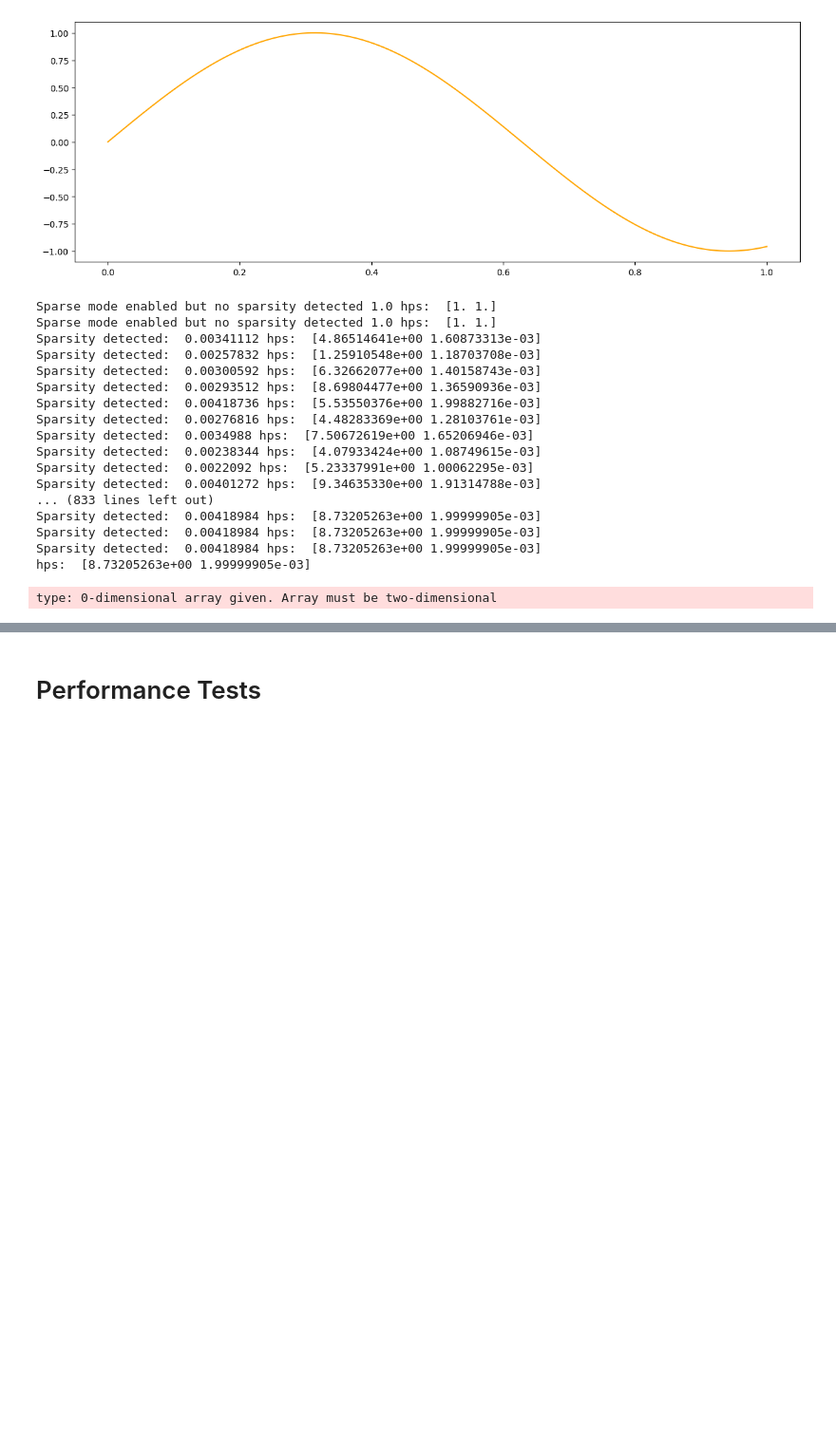
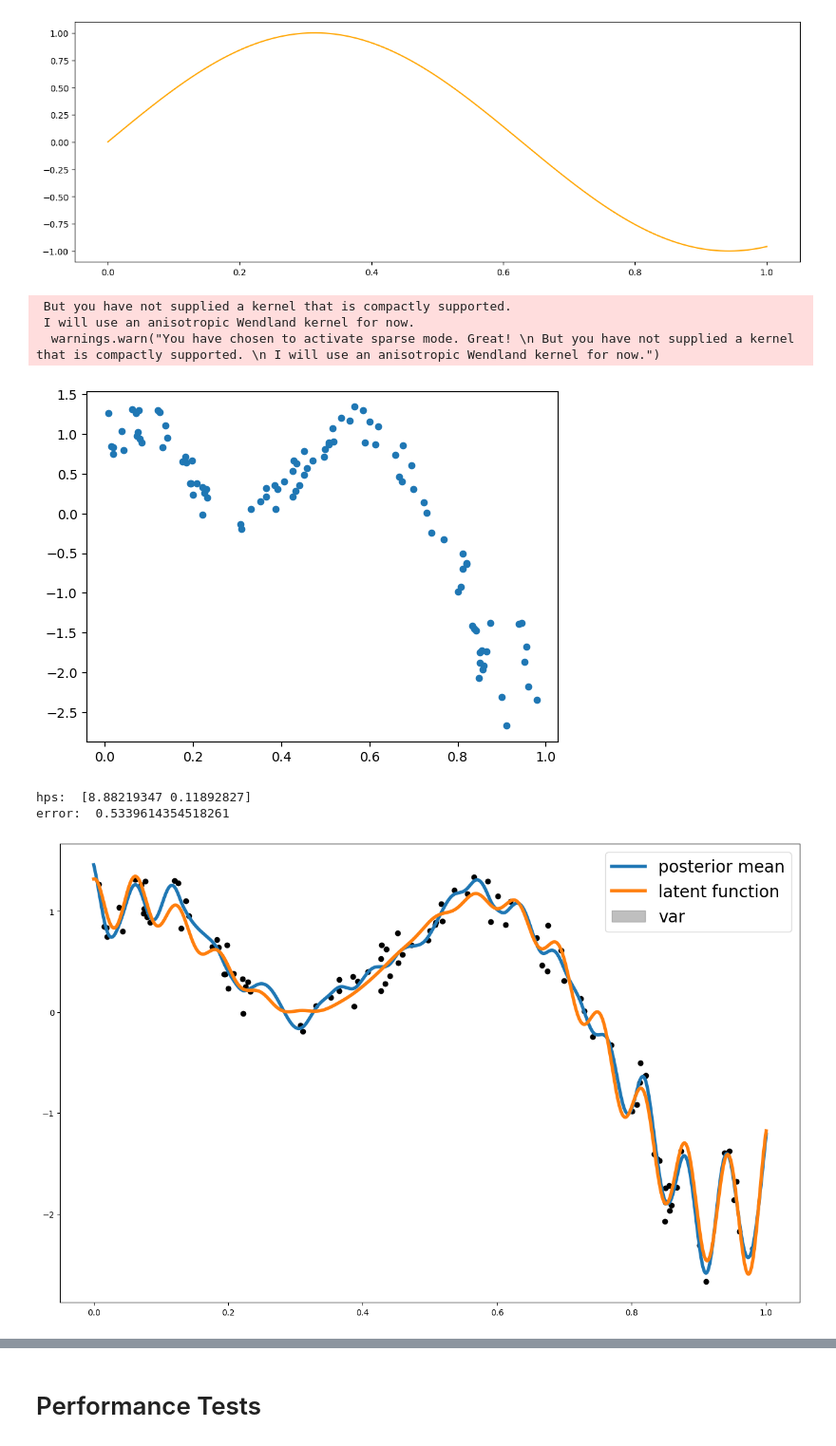
Before and after one commit to lbl-camera/fvGP, a Jupyter notebook: examples/ComprehensiveTest.ipynb, the cells around one changed output, grey strips where cells are left out. Shown at 95% size. Saved outputs shown, nothing was run; the diff lists cells and outputs as text; code cells hidden in the pictures; blank space fills up the shorter version.

Commit message:
x_out in posterior evaluations, new solves for Kx

```diff
--- a/examples/ComprehensiveTest.ipynb
+++ b/examples/ComprehensiveTest.ipynb
@@ -46,57 +49,52 @@ my_gp1 = GP(1, x_data,y_data,np.ones((2)),
             gp_kernel_function=None,
             gp_kernel_function_grad=None,
             gp_mean_function=None,
             gp_mean_function_grad=None,
             normalize_y=False,
             sparse_mode=True,
             store_inv=True,
             ram_economy=True,
             args=None,
             )
 
+
+
+plt.scatter(my_gp1.x_data,my_gp1.y_data, s = 20)
+plt.show()
 x_pred = np.linspace(0,1,1000)
 
-my_gp1.train(np.array([[0.001,10.],[0.001,0.002]]), method='global')
+my_gp1.update_gp_data(x_data, y_data)
+my_gp1.train(np.array([[0.001,10.],[0.001,10.]]), method='global')
 print("hps: ", my_gp1.get_hyperparameters())
 #my_gp1.train(np.array([[0.001,10.],[0.001,10.]]), method='local')
 #print(my_gp1.get_hyperparameters())
 #my_gp1.train(np.array([[0.001,10.],[0.001,10.]]), method='mcmc', max_iter=1000)
 #print(my_gp1.get_hyperparameters())
 #my_gp1.train(np.array([[0.001,10.],[0.001,10.]]), method='hgdl')
 
 
 
 #let's make a prediction
 mean1 = my_gp1.posterior_mean(x_pred.reshape(-1,1))["f(x)"]
+new_x_pred = my_gp1.posterior_mean(x_pred.reshape(-1,1))["x"][:,0]
 var1 =  my_gp1.posterior_covariance(x_pred.reshape(-1,1))["v(x)"]
 
 plt.figure(figsize = (16,10))
-plt.plot(x,mean1, label = "posterior mean", linewidth = 4)
-plt.plot(x,f1(x), label = "latent function", linewidth = 4)
-plt.fill_between(x, mean1 - 3. * np.sqrt(var1), mean1 + 3. * np.sqrt(var1), alpha = 0.5, color = "grey", label = "var")
+plt.plot(new_x_pred,mean1, label = "posterior mean", linewidth = 4)
+plt.plot(new_x_pred,f1(x_pred), label = "latent function", linewidth = 4)
+plt.fill_between(new_x_pred, mean1 - 3. * np.sqrt(var1), mean1 + 3. * np.sqrt(var1), alpha = 0.5, color = "grey", label = "var")
 #plt.plot(x, (f(x)-mean1)**2)
-plt.scatter(x_data,y_data, color = 'black')
-#plt.legend(fontsize = 20)
-plt.xticks([])
-plt.yticks([])
+plt.scatter(my_gp1.x_data,my_gp1.y_data, color = 'black')
+plt.legend(fontsize = 20)
+#plt.xticks([])
+#plt.yticks([])
 print("error: ", np.sqrt(np.sum(f1(x)-mean1)**2 / len(mean1)))
 # %% [output]
-Sparse mode enabled but no sparsity detected 1.0 hps:  [1. 1.]
-Sparse mode enabled but no sparsity detected 1.0 hps:  [1. 1.]
-Sparsity detected:  0.00341112 hps:  [4.86514641e+00 1.60873313e-03]
-Sparsity detected:  0.00257832 hps:  [1.25910548e+00 1.18703708e-03]
-Sparsity detected:  0.00300592 hps:  [6.32662077e+00 1.40158743e-03]
-Sparsity detected:  0.00293512 hps:  [8.69804477e+00 1.36590936e-03]
-Sparsity detected:  0.00418736 hps:  [5.53550376e+00 1.99882716e-03]
-Sparsity detected:  0.00276816 hps:  [4.48283369e+00 1.28103761e-03]
-Sparsity detected:  0.0034988 hps:  [7.50672619e+00 1.65206946e-03]
-Sparsity detected:  0.00238344 hps:  [4.07933424e+00 1.08749615e-03]
-Sparsity detected:  0.0022092 hps:  [5.23337991e+00 1.00062295e-03]
-Sparsity detected:  0.00401272 hps:  [9.34635330e+00 1.91314788e-03]
-... (833 lines left out)
-Sparsity detected:  0.00418984 hps:  [8.73205263e+00 1.99999905e-03]
-Sparsity detected:  0.00418984 hps:  [8.73205263e+00 1.99999905e-03]
-Sparsity detected:  0.00418984 hps:  [8.73205263e+00 1.99999905e-03]
-hps:  [8.73205263e+00 1.99999905e-03]
+ But you have not supplied a kernel that is compactly supported.
+ I will use an anisotropic Wendland kernel for now.
+  warnings.warn("You have chosen to activate sparse mode. Great! \n But you have not supplied a kernel that is compactly supported. \n I will use an anisotropic Wendland kernel for now.")
+[figure, added]
-type: 0-dimensional array given. Array must be two-dimensional
+hps:  [8.88219347 0.11892827]
+error:  0.5339614354518261
+[figure, added]
 # %%
```
Also changed, not shown: parts of 8 cells of this notebook, 1 other file.
